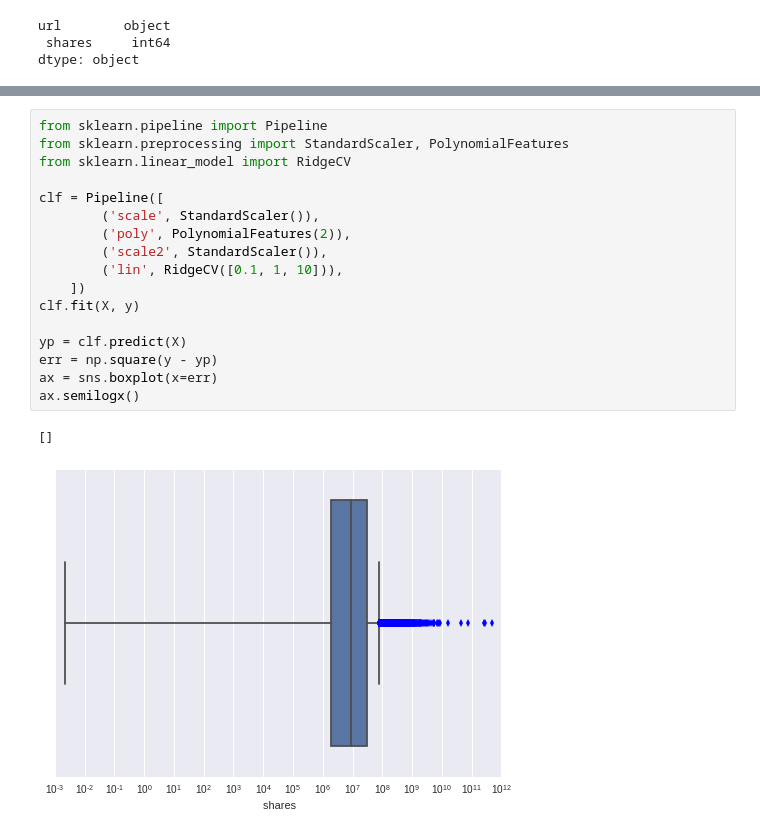
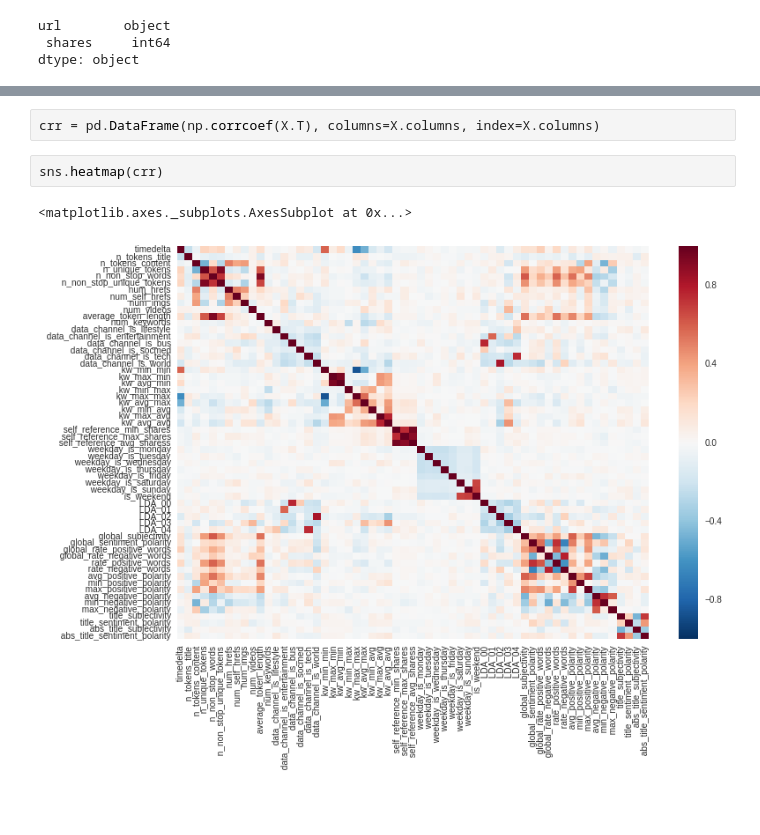
Before and after one commit to nmiculinic/IART-practical, a Jupyter notebook: Exploration.ipynb, the cells around one changed output, grey strips where cells are left out. Saved outputs shown, nothing was run; the diff lists cells and outputs as text; blank space fills up the shorter version.

```diff
--- a/Exploration.ipynb
+++ b/Exploration.ipynb
@@ -34,20 +40,7 @@ X.shape, y.shape
-# %%
-from sklearn.pipeline import Pipeline
-from sklearn.preprocessing import StandardScaler, PolynomialFeatures
-from sklearn.linear_model import RidgeCV
-
-clf = Pipeline([
-        ('scale', StandardScaler()),
-        ('poly', PolynomialFeatures(2)),
-        ('scale2', StandardScaler()),
-        ('lin', RidgeCV([0.1, 1, 10])),
-    ])
-clf.fit(X, y)
-
-yp = clf.predict(X)
-err = np.square(y - yp)
-ax = sns.boxplot(x=err)
-ax.semilogx()
-# %% [output]
-[]
-[figure, removed]
+# %%
+crr = pd.DataFrame(np.corrcoef(X.T), columns=X.columns, index=X.columns)
+# %%
+sns.heatmap(crr)
+# %% [output]
+<matplotlib.axes._subplots.AxesSubplot at 0x...>
+[figure, added]
```
Also changed, not shown: parts of 14 cells of this notebook, 1 other file.
